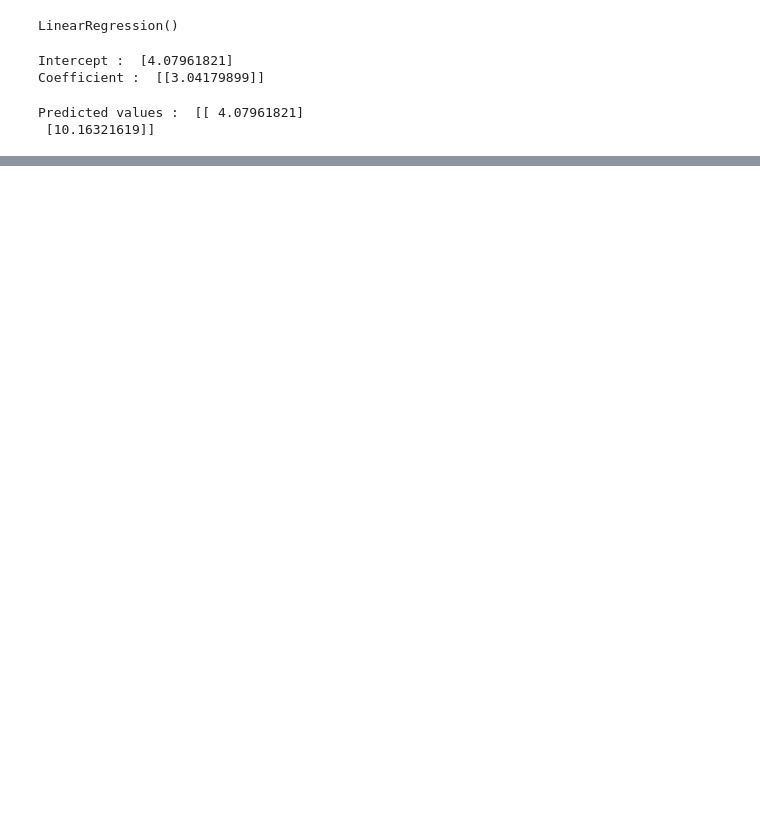
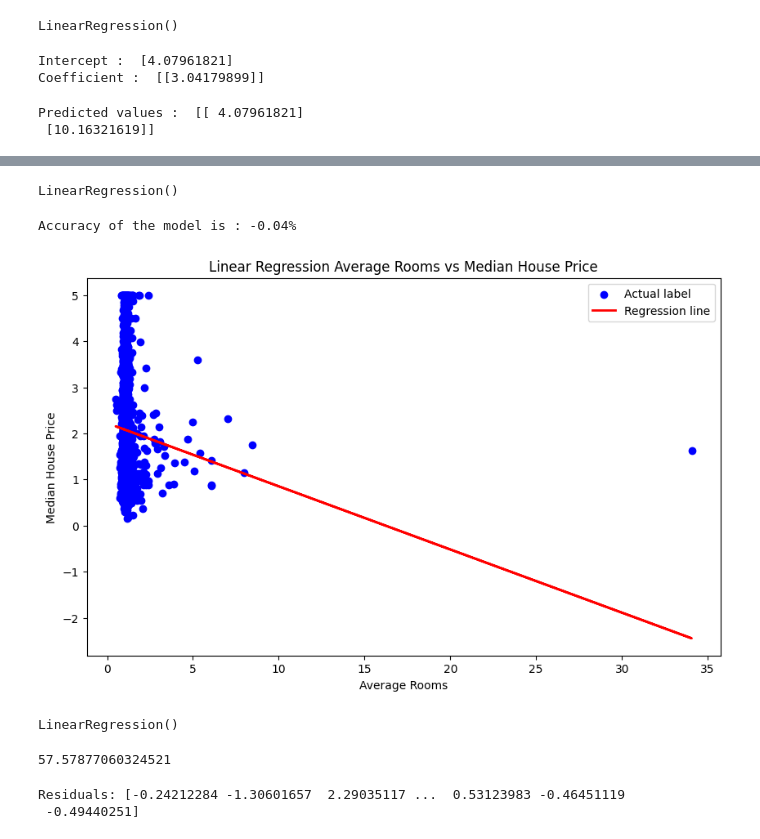
Before and after one commit to Kennethdsouza11/ML-LAB, a Jupyter notebook: Linear-Regression/main2.ipynb, the cells around one changed output, grey strips where cells are left out. Cells and saved outputs as stored; diff of their text form; code cells hidden in the pictures; blank space fills up the shorter version.

```diff
--- a/Linear-Regression/main2.ipynb
+++ b/Linear-Regression/main2.ipynb
@@ -26,0 +61,13 @@ Predicted values :  [[ 4.07961821]
+# %%
+data = fetch_california_housing()
+X = data.data[:,3].reshape(-1,1)
+y = data.target
+# %%
+X_train,X_test,y_train,y_test = train_test_split(X,y,test_size = 0.2, random_state = 42)
+# %%
+model = LinearRegression()
+model.fit(X_train,y_train)
+# %% [output]
+LinearRegression()
+# %%
+y_pred = model.predict(X_test)
@@ -26,0 +76,15 @@ Predicted values :  [[ 4.07961821]
+# %%
+print("Accuracy of the model is : {:.2f}%".format(accuracy * 100))
+# %% [output]
+Accuracy of the model is : -0.04%
+# %%
+plt.figure(figsize=(10,6))
+plt.scatter(X_test,y_test,color = 'blue',label = 'Actual label')
+plt.plot(X_test,y_pred, color = 'red',label = 'Regression line', linewidth = 2)
+plt.title("Linear Regression Average Rooms vs Median House Price")
+plt.xlabel('Average Rooms')
+plt.ylabel('Median House Price')
+plt.legend()
+plt.show()
+# %% [output]
+[figure, added]
@@ -26,0 +96,5 @@ Predicted values :  [[ 4.07961821]
+# %%
+model = LinearRegression()
+model.fit(X_train,y_train)
+# %% [output]
+LinearRegression()
@@ -26,0 +103,11 @@ Predicted values :  [[ 4.07961821]
+# %%
+accuracy = r2_score(y_test, y_pred)
+print(accuracy*100)
+# %% [output]
+57.57877060324521
+# %%
+residuals = y_test - y_pred
+print("Residuals:",residuals)
+# %% [output]
+Residuals: [-0.24212284 -1.30601657  2.29035117 ...  0.53123983 -0.46451119
+ -0.49440251]
```
Also changed, not shown: parts of 12 cells of this notebook, 10 other files.
